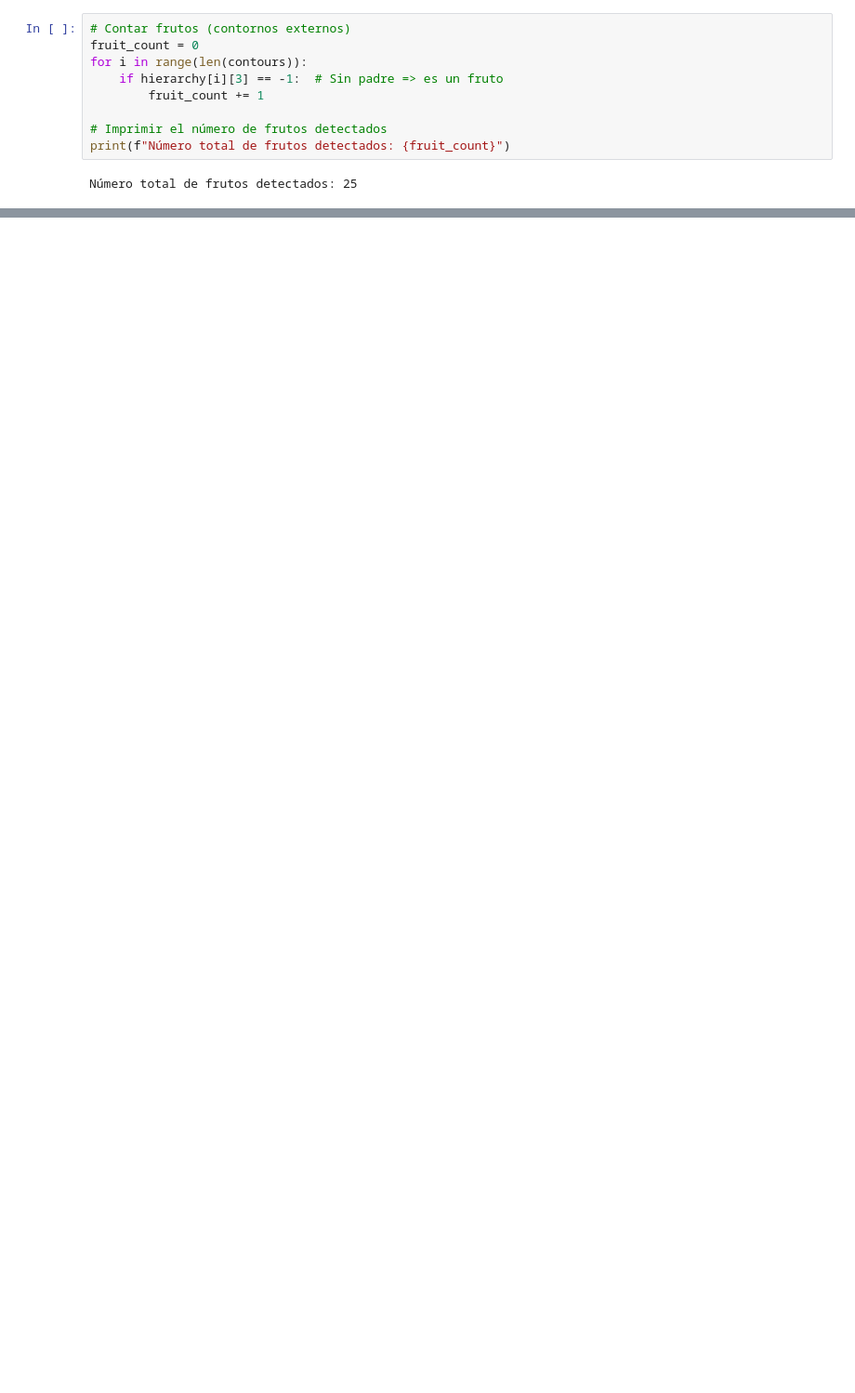
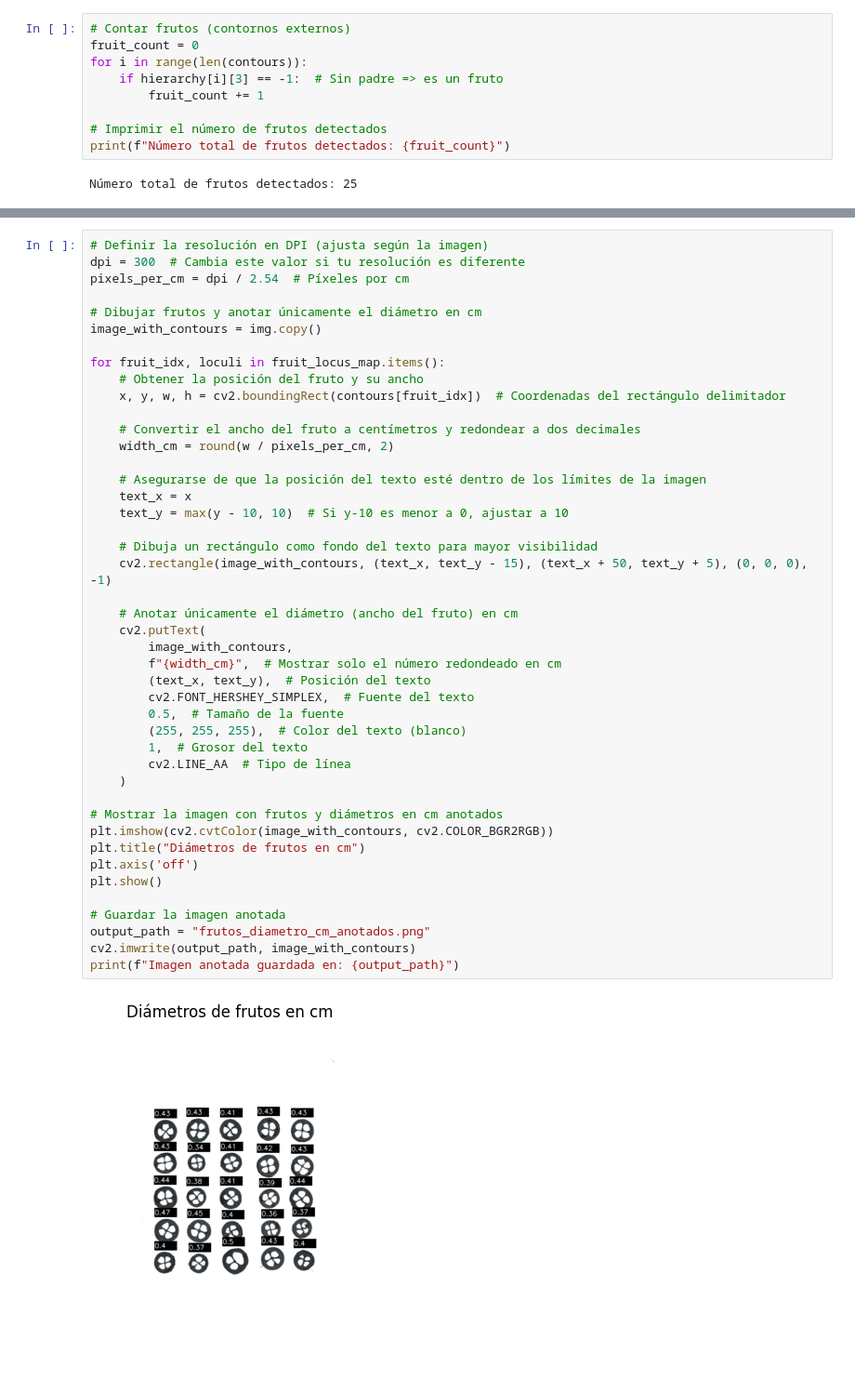
Before and after one commit to mariameraz/CranberryLab, a Jupyter notebook: External_structure/Locules_detection.ipynb, the cells around one changed output, grey strips where cells are left out. Shown: that part at 93% size. Drawn from its saved outputs; the diff is of its cells as text; blank space fills up the shorter version.

```diff
--- a/External_structure/Locules_detection.ipynb
+++ b/External_structure/Locules_detection.ipynb
@@ -140,0 +231,46 @@ Resultados guardados en: numero_loculos_por_fruto_ordenado.csv
+# %%
+# Definir la resolución en DPI (ajusta según la imagen)
+dpi = 300  # Cambia este valor si tu resolución es diferente
+pixels_per_cm = dpi / 2.54  # Píxeles por cm
+
+# Dibujar frutos y anotar únicamente el diámetro en cm
+image_with_contours = img.copy()
+
+for fruit_idx, loculi in fruit_locus_map.items():
+    # Obtener la posición del fruto y su ancho
+    x, y, w, h = cv2.boundingRect(contours[fruit_idx])  # Coordenadas del rectángulo delimitador
+
+    # Convertir el ancho del fruto a centímetros y redondear a dos decimales
+    width_cm = round(w / pixels_per_cm, 2)
+
+    # Asegurarse de que la posición del texto esté dentro de los límites de la imagen
+    text_x = x
+    text_y = max(y - 10, 10)  # Si y-10 es menor a 0, ajustar a 10
+
+    # Dibuja un rectángulo como fondo del texto para mayor visibilidad
+    cv2.rectangle(image_with_contours, (text_x, text_y - 15), (text_x + 50, text_y + 5), (0, 0, 0), -1)
+
+    # Anotar únicamente el diámetro (ancho del fruto) en cm
+    cv2.putText(
+        image_with_contours,
+        f"{width_cm}",  # Mostrar solo el número redondeado en cm
+        (text_x, text_y),  # Posición del texto
+        cv2.FONT_HERSHEY_SIMPLEX,  # Fuente del texto
+        0.5,  # Tamaño de la fuente
+        (255, 255, 255),  # Color del texto (blanco)
+        1,  # Grosor del texto
+        cv2.LINE_AA  # Tipo de línea
+    )
+
+# Mostrar la imagen con frutos y diámetros en cm anotados
+plt.imshow(cv2.cvtColor(image_with_contours, cv2.COLOR_BGR2RGB))
+plt.title("Diámetros de frutos en cm")
+plt.axis('off')
+plt.show()
+
+# Guardar la imagen anotada
+output_path = "frutos_diametro_cm_anotados.png"
+cv2.imwrite(output_path, image_with_contours)
+print(f"Imagen anotada guardada en: {output_path}")
+# %% [output]
+[figure, added]
```
Also changed, not shown: parts of 9 cells of this notebook, 33 other files.
